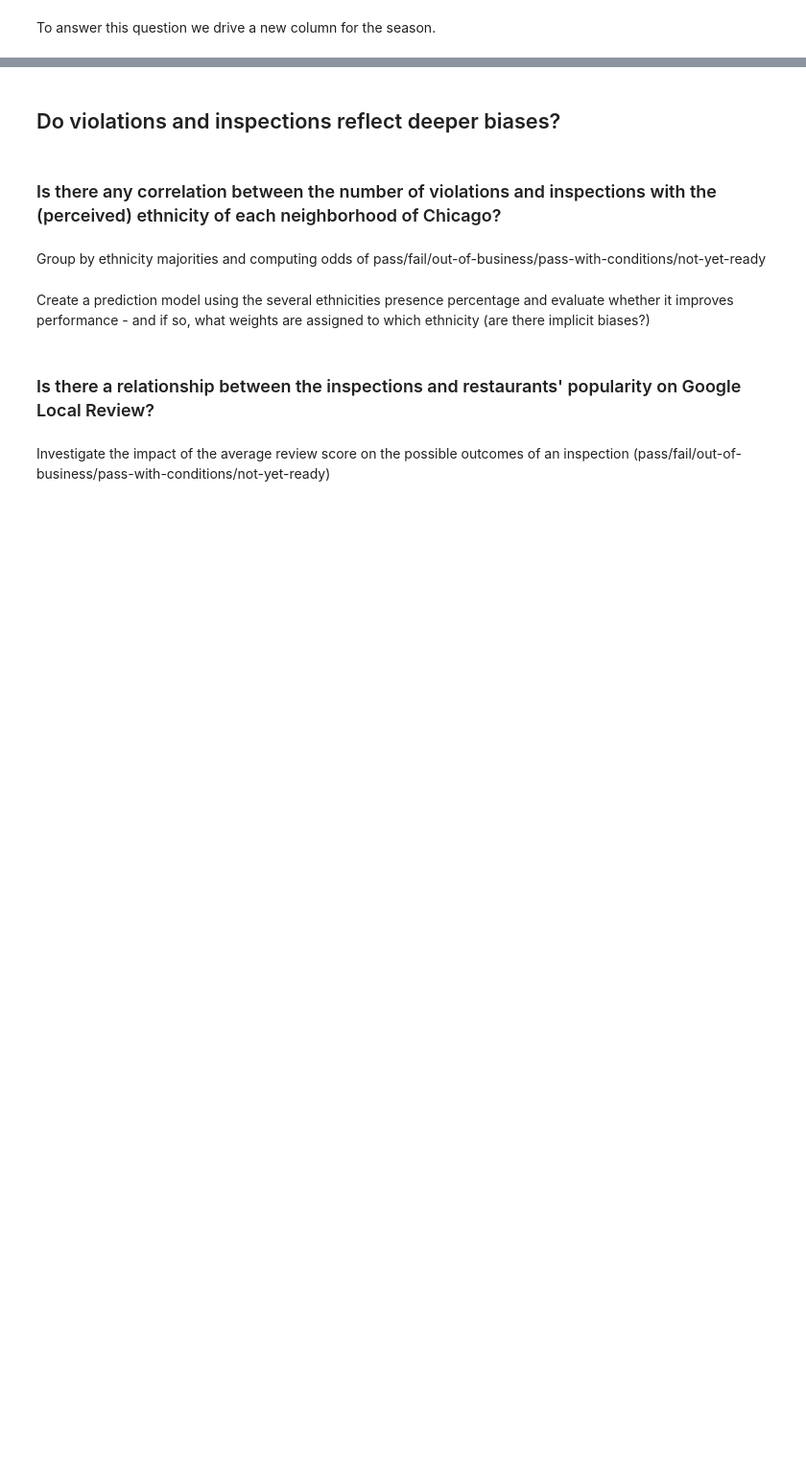
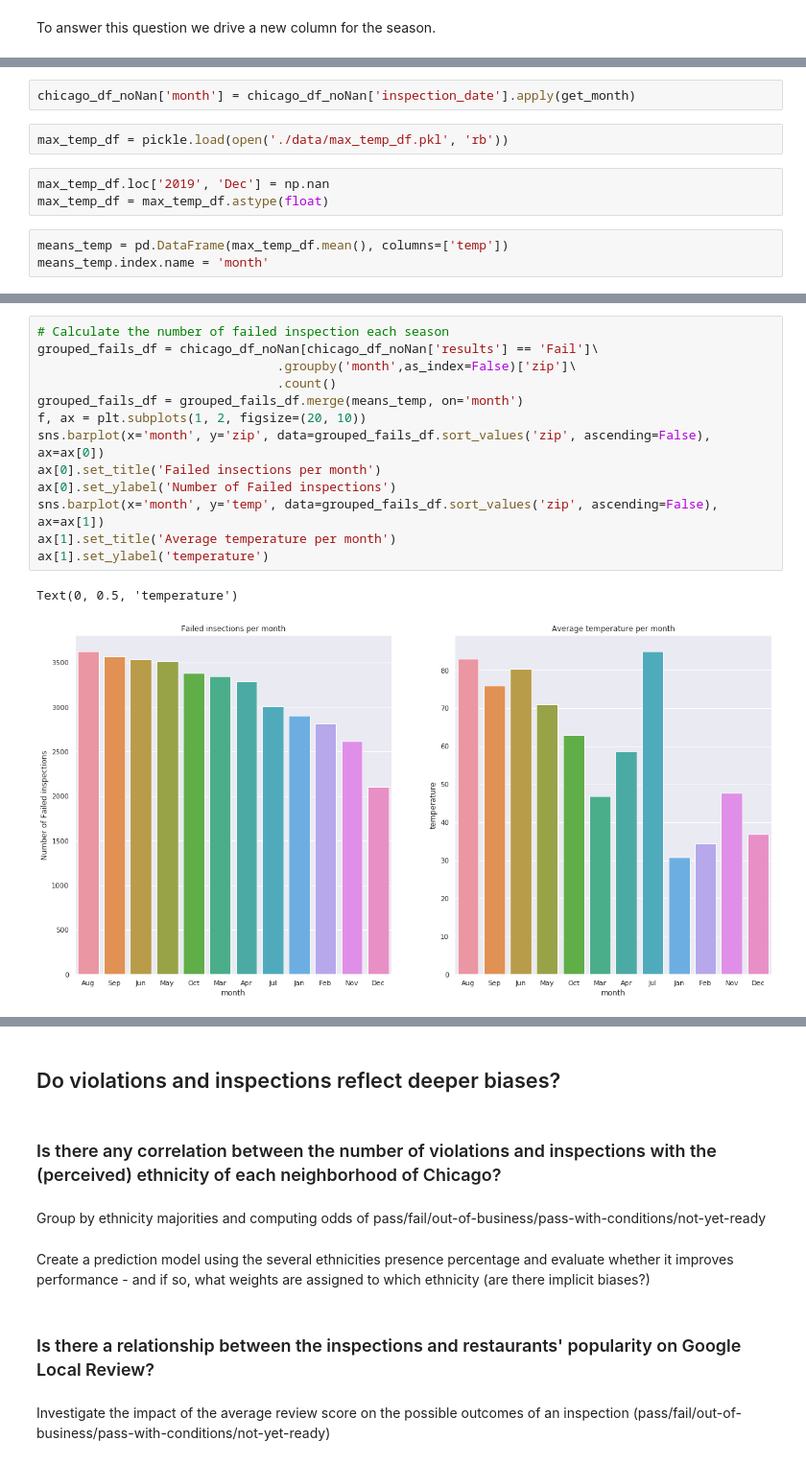
Before and after one commit to MNabegh/ADAknow, a Jupyter notebook: analysis.ipynb, the cells around one changed output, grey strips where cells are left out. Shown at 96% size. Cells and saved outputs as stored; diff of their text form; blank space fills up the shorter version.

```diff
--- a/analysis.ipynb
+++ b/analysis.ipynb
@@ -1611,0 +1634,10 @@ plt.show()
+# %%
+chicago_df_noNan['month'] = chicago_df_noNan['inspection_date'].apply(get_month)
+# %%
+max_temp_df = pickle.load(open('./data/max_temp_df.pkl', 'rb'))
+# %%
+max_temp_df.loc['2019', 'Dec'] = np.nan
+max_temp_df = max_temp_df.astype(float)
+# %%
+means_temp = pd.DataFrame(max_temp_df.mean(), columns=['temp'])
+means_temp.index.name = 'month'
@@ -1611,0 +1661,16 @@ plt.show()
+# %%
+# Calculate the number of failed inspection each season
+grouped_fails_df = chicago_df_noNan[chicago_df_noNan['results'] == 'Fail']\
+                                .groupby('month',as_index=False)['zip']\
+                                .count()
+grouped_fails_df = grouped_fails_df.merge(means_temp, on='month')
+f, ax = plt.subplots(1, 2, figsize=(20, 10))
+sns.barplot(x='month', y='zip', data=grouped_fails_df.sort_values('zip', ascending=False), ax=ax[0])
+ax[0].set_title('Failed insections per month')
+ax[0].set_ylabel('Number of Failed inspections')
+sns.barplot(x='month', y='temp', data=grouped_fails_df.sort_values('zip', ascending=False), ax=ax[1])
+ax[1].set_title('Average temperature per month')
+ax[1].set_ylabel('temperature')
+# %% [output]
+Text(0, 0.5, 'temperature')
+[figure, added]
```
Also changed, not shown: parts of 22 cells of this notebook, 1 other file.
